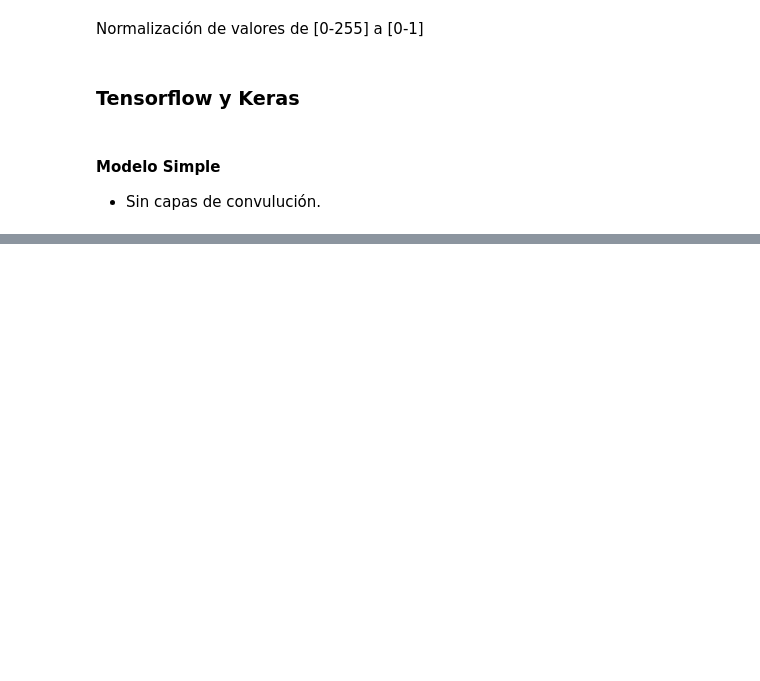
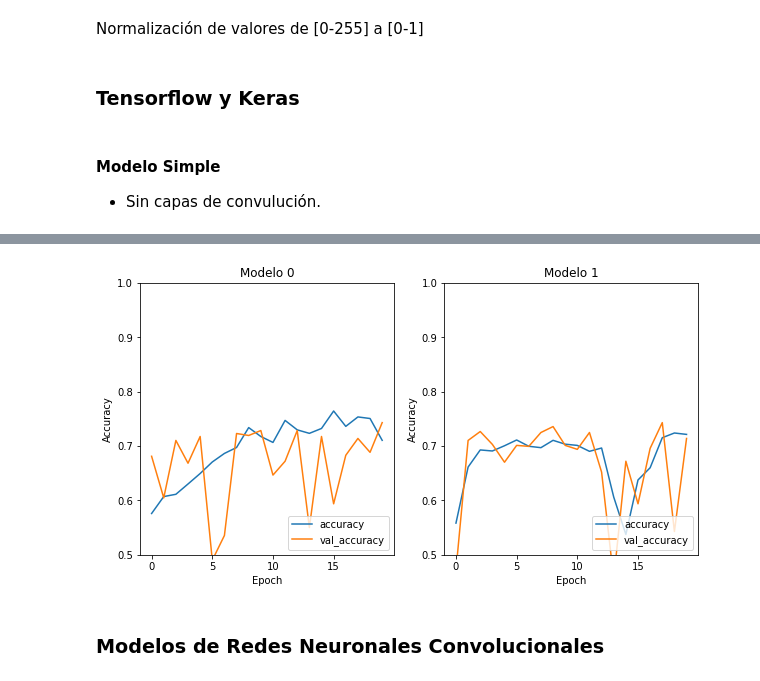
Before and after one commit to RodrigoZea/HDT3_DS, a Jupyter notebook: hdt3.ipynb, the cells around one changed output, grey strips where cells are left out. Saved outputs shown, nothing was run; the diff lists cells and outputs as text; code cells hidden in the pictures; blank space fills up the shorter version.

Commit message:
agregar 2 modelos de deep learning.

```diff
--- a/hdt3.ipynb
+++ b/hdt3.ipynb
@@ -221,0 +237,11 @@ KeyboardInterrupt:
+# %%
+simple_model_1 = tf.keras.Sequential()
+simple_model_1.add(layers.Flatten(input_shape=(128, 128, 3)))
+simple_model_1.add(layers.Dense(128))
+simple_model_1.add(layers.Dense(256))
+simple_model_1.add(layers.Dense(5))
+simple_model_1.compile(optimizer='adam',
+             loss=tf.keras.losses.SparseCategoricalCrossentropy(from_logits=True),
+             metrics=['accuracy'])
+simple_model_1_hist = simple_model_1.fit(train_img_x, train_labels, epochs=20,
+                   validation_data=(test_img_x, test_labels))
@@ -221,0 +266,24 @@ KeyboardInterrupt:
+# %%
+# modelo 0
+fig = plt.figure(figsize=(10, 5))
+ax = fig.add_subplot(1, 2, 1)
+ax.plot(simple_model_0_hist.history['accuracy'], label='accuracy')
+ax.plot(simple_model_0_hist.history['val_accuracy'], label = 'val_accuracy')
+ax.set_title('Modelo 0')
+ax.set_xlabel('Epoch')
+ax.set_ylabel('Accuracy')
+ax.set_ylim([0.5, 1])
+ax.legend(loc='lower right')
+test_loss_0, test_acc_0 = simple_model_0.evaluate(test_img_x,  test_labels, verbose=2)
+# modelo 1
+ax = fig.add_subplot(1, 2, 2)
+ax.plot(simple_model_1_hist.history['accuracy'], label='accuracy')
+ax.plot(simple_model_1_hist.history['val_accuracy'], label = 'val_accuracy')
+ax.set_title('Modelo 1')
+ax.set_xlabel('Epoch')
+ax.set_ylabel('Accuracy')
+ax.set_ylim([0.5, 1])
+ax.legend(loc='lower right')
+test_loss_0, test_acc_1 = simple_model_1.evaluate(test_img_x,  test_labels, verbose=2)
+plt.show()
+# %% [output]
@@ -221,0 +292,3 @@ KeyboardInterrupt:
+[figure, added]
+# %% [markdown]
+### Modelos de Redes Neuronales Convolucionales
```
Also changed, not shown: parts of 7 cells of this notebook.
